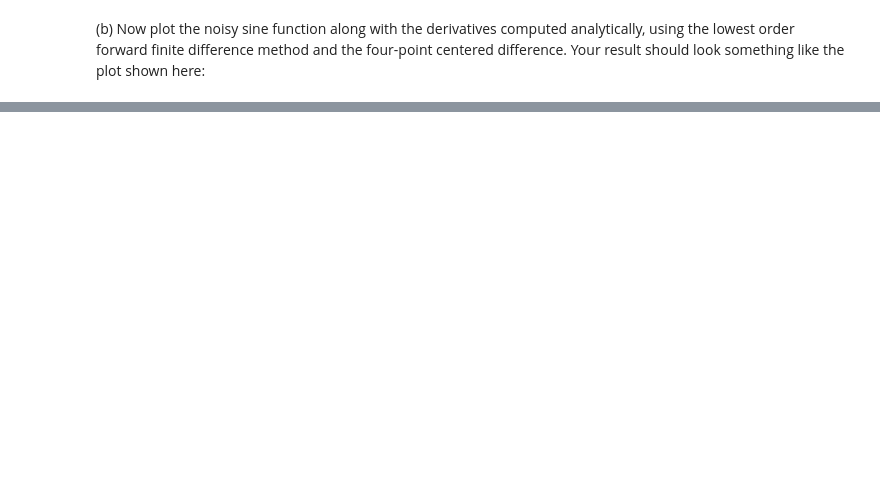
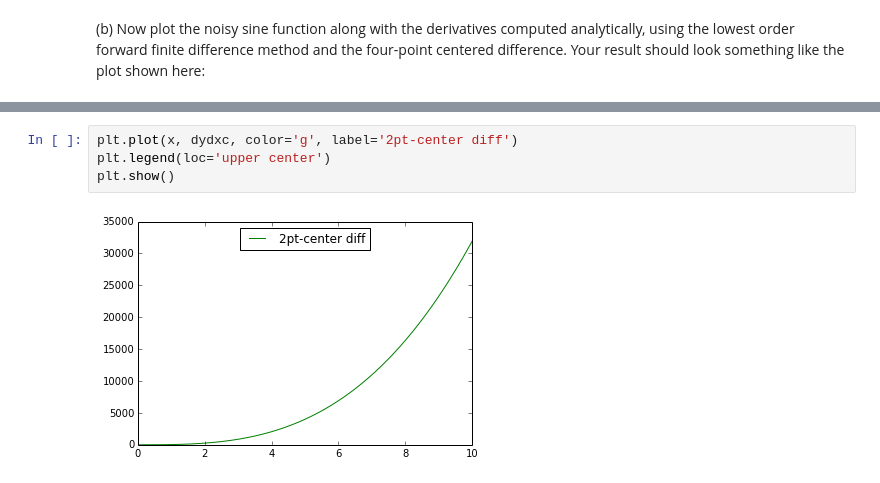
Before and after one commit to nwilli14/PHYS202-S14, a Jupyter notebook: SciPy/DifferentiationExercises.ipynb, the cells around one changed output, grey strips where cells are left out. Drawn from its saved outputs; the diff is of its cells as text; blank space fills up the shorter version.

```diff
--- a/SciPy/DifferentiationExercises.ipynb
+++ b/SciPy/DifferentiationExercises.ipynb
@@ -157,0 +244,6 @@ ValueError: x and y must have same first dimension
+# %%
+plt.plot(x, dydxc, color='g', label='2pt-center diff')
+plt.legend(loc='upper center')
+plt.show()
+# %% [output]
+[figure, added]
```
Also changed, not shown: parts of 12 cells of this notebook, 4 other files.
